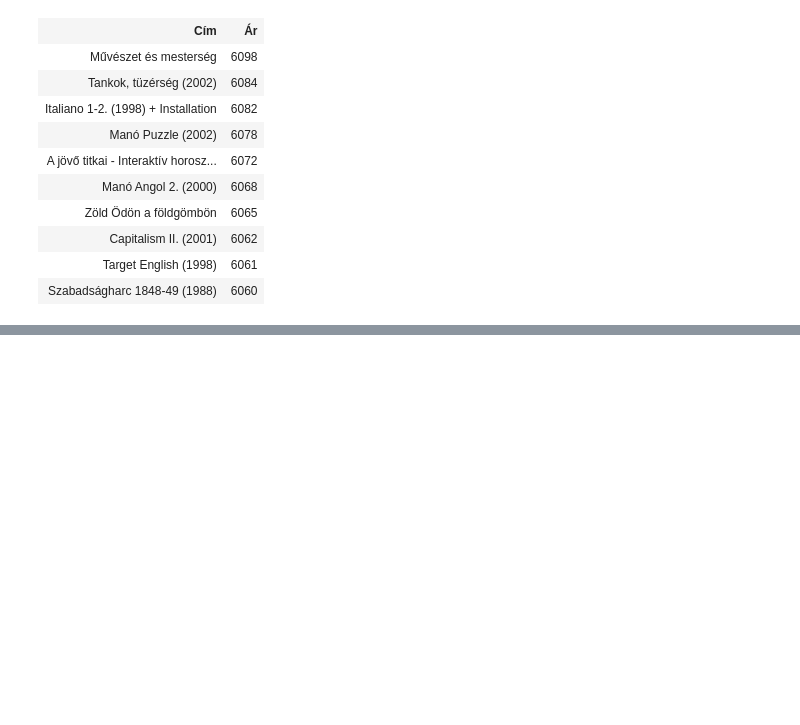
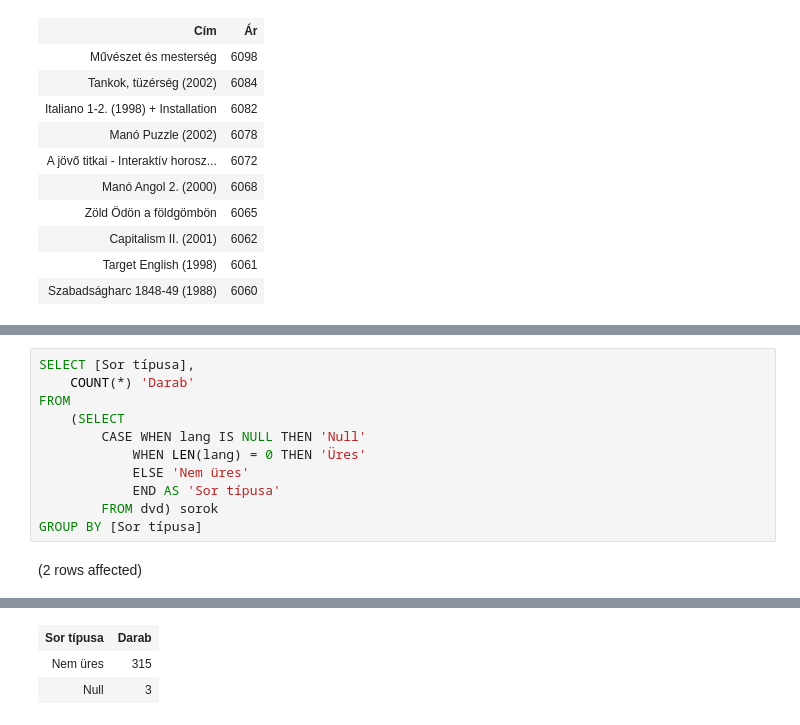
Before and after one commit to marinatoth/db_sql, a Jupyter notebook: hazi_adatprofilozas.ipynb, the cells around one changed output, grey strips where cells are left out. Saved outputs shown, nothing was run; the diff lists cells and outputs as text; blank space fills up the shorter version.

```diff
--- a/hazi_adatprofilozas.ipynb
+++ b/hazi_adatprofilozas.ipynb
@@ -251,0 +291,13 @@ Total execution time: 00:00:00.058
+# %%
+SELECT [Sor típusa],
+    COUNT(*) 'Darab'
+FROM
+    (SELECT
+        CASE WHEN lang IS NULL THEN 'Null'
+            WHEN LEN(lang) = 0 THEN 'Üres'
+            ELSE 'Nem üres'
+            END AS 'Sor típusa'
+        FROM dvd) sorok
+GROUP BY [Sor típusa]
+# %% [output]
+(2 rows affected)
@@ -251,0 +305,3 @@ Total execution time: 00:00:00.058
+| Sor típusa | Darab |
+| Nem üres | 315 |
+| Null | 3 |
```
Also changed, not shown: parts of 8 cells of this notebook.
